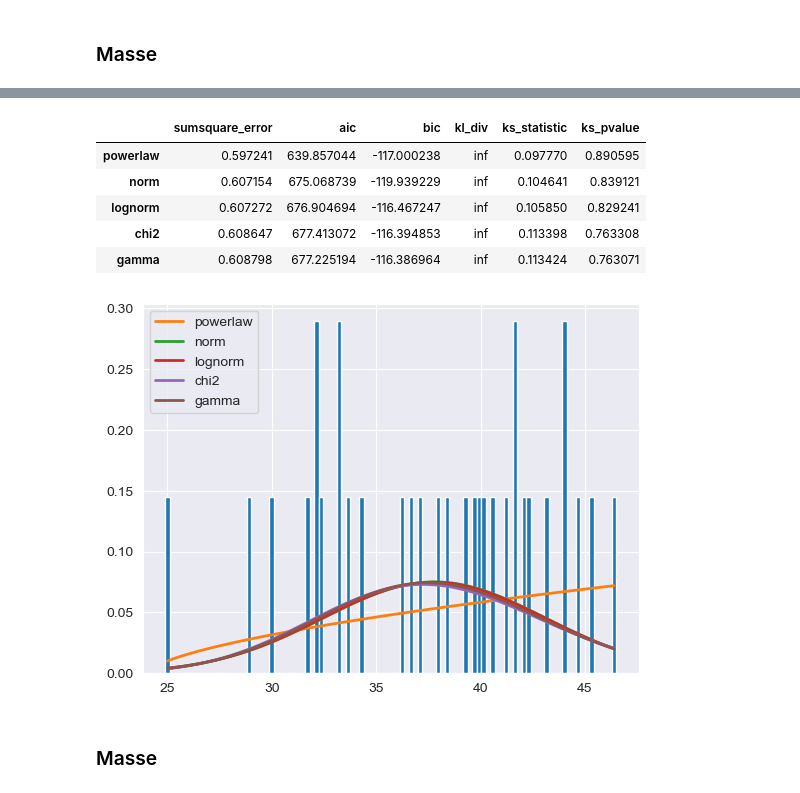
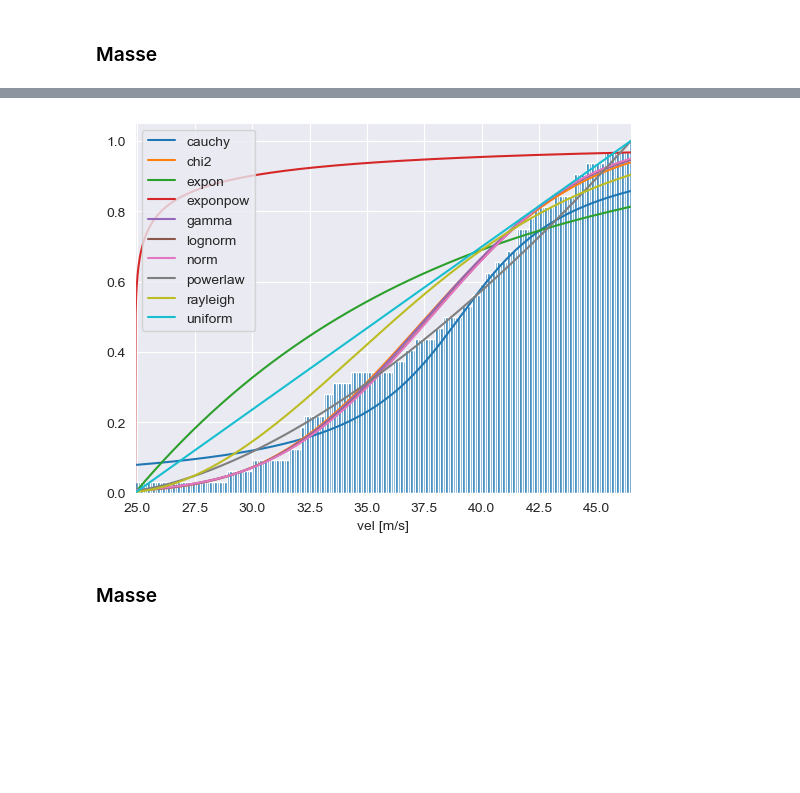
Before and after one commit to ChristianHeeb/cwm1_challenge, a Jupyter notebook: 01_notebook/notebook.ipynb, the cells around one changed output, grey strips where cells are left out. Cells and saved outputs as stored; diff of their text form; code cells hidden in the pictures; blank space fills up the shorter version.

```diff
--- a/01_notebook/notebook.ipynb
+++ b/01_notebook/notebook.ipynb
@@ -795,20 +782,6 @@ f.summary()
-# %%
-#convert data to NumPy array
-df2_vel = df_zone2["vel [m/s]"].values
-
-#fit common distributions to find best
-f = Fitter(df2_vel, distributions= get_common_distributions())
-f.fit()
-
-#shows the different distributions and fit statistics
-f.summary()
-# %% [output]
-|  | sumsquare_error | aic | bic | kl_div | ks_statistic | ks_pvalue |
-| powerlaw | 0.597241 | 639.857044 | -117.000238 | inf | 0.097770 | 0.890595 |
-| norm | 0.607154 | 675.068739 | -119.939229 | inf | 0.104641 | 0.839121 |
-| lognorm | 0.607272 | 676.904694 | -116.467247 | inf | 0.105850 | 0.829241 |
-| chi2 | 0.608647 | 677.413072 | -116.394853 | inf | 0.113398 | 0.763308 |
-| gamma | 0.608798 | 677.225194 | -116.386964 | inf | 0.113424 | 0.763071 |
-[figure, removed]
+# %%
+dist_fitter(df_zone2["vel [m/s]"])
+# %% [output]
+[figure, added]
 # %% [markdown]
 ### Masse
```
Also changed, not shown: parts of 23 cells of this notebook.
